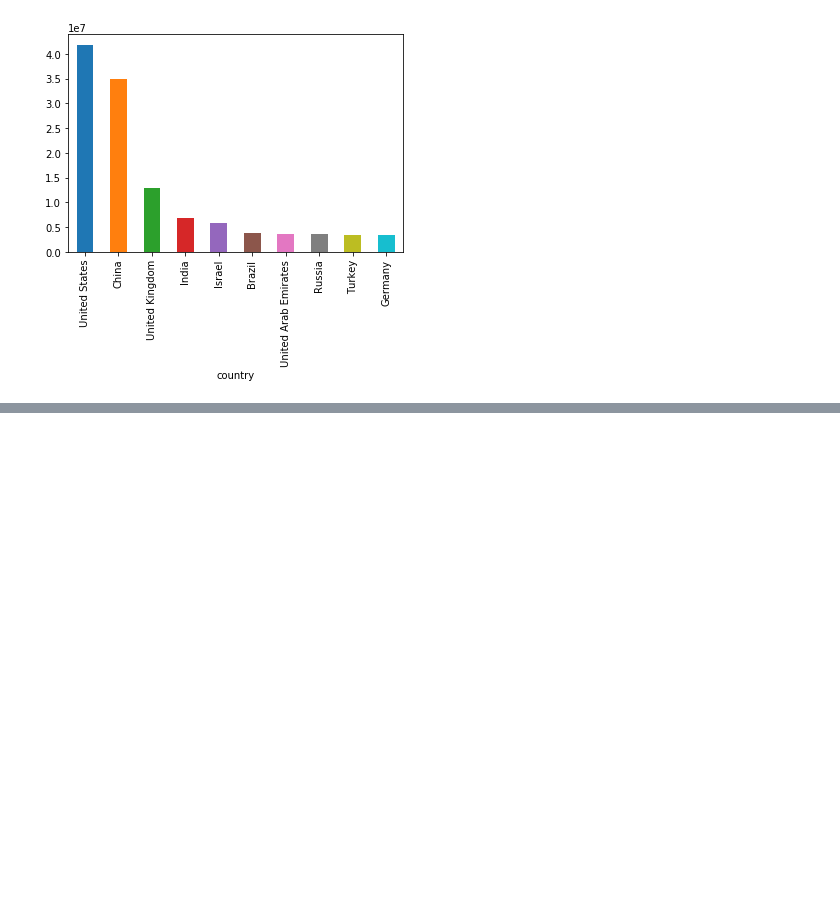
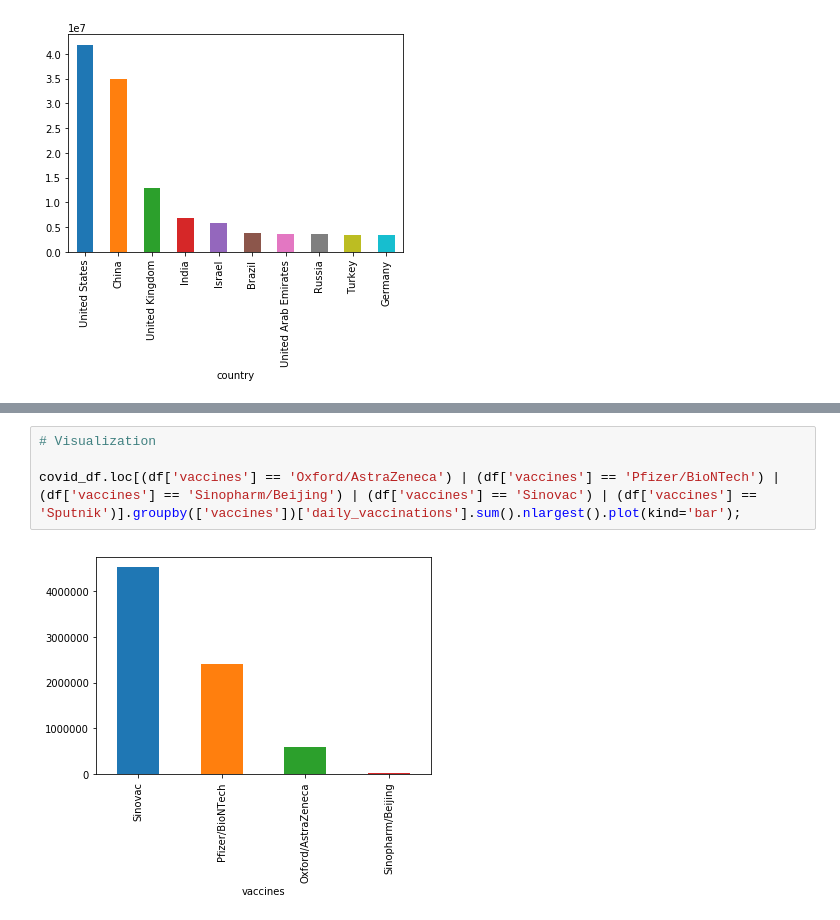
Before and after one commit to ReemAlattas/COVID-19-World-Vaccine-Progress, a Jupyter notebook: wrangling_scripts/Covid-19 EDA.ipynb, the cells around one changed output, grey strips where cells are left out. Cells and saved outputs as stored; diff of their text form; blank space fills up the shorter version.

Commit message:
plot by vaccine

```diff
--- a/wrangling_scripts/Covid-19 EDA.ipynb
+++ b/wrangling_scripts/Covid-19 EDA.ipynb
@@ -221,0 +249,6 @@ most_people_vaccinated.groupby(['country'])['people_vaccinated'].sum().plot(kind
+# %%
+# Visualization
+
+covid_df.loc[(df['vaccines'] == 'Oxford/AstraZeneca') | (df['vaccines'] == 'Pfizer/BioNTech') | (df['vaccines'] == 'Sinopharm/Beijing') | (df['vaccines'] == 'Sinovac') | (df['vaccines'] == 'Sputnik')].groupby(['vaccines'])['daily_vaccinations'].sum().nlargest().plot(kind='bar');
+# %% [output]
+[figure, added]
```
Also changed, not shown: parts of 5 cells of this notebook.
